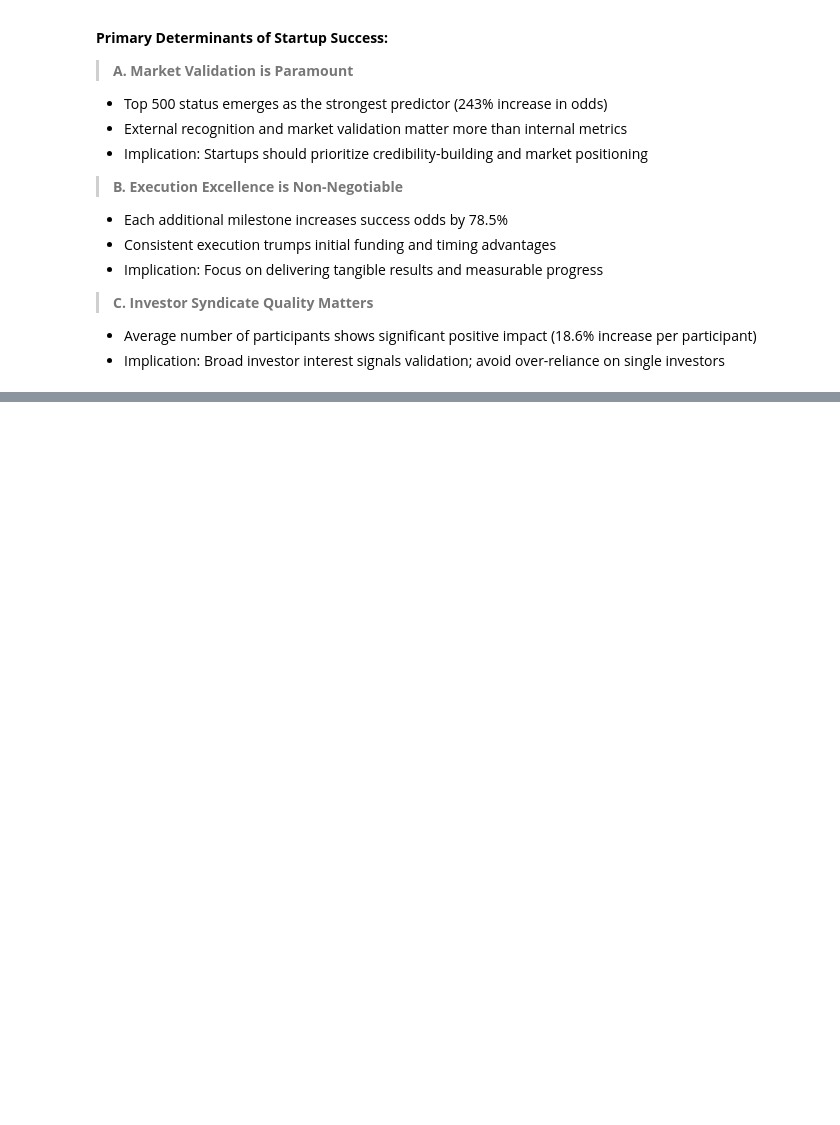
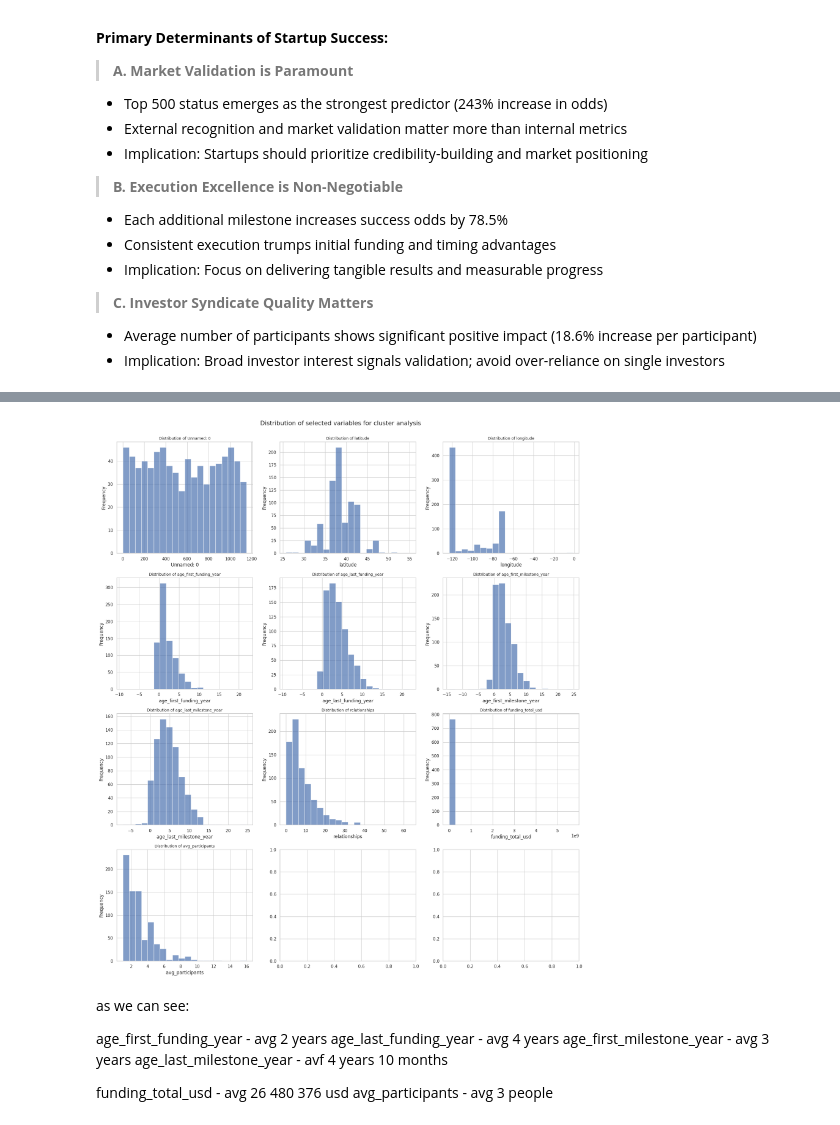
Before and after one commit to CepbluKot/hse-data-analysis-2025, a Jupyter notebook: project/project.ipynb, the cells around one changed output, grey strips where cells are left out. Saved outputs shown, nothing was run; the diff lists cells and outputs as text; code cells hidden in the pictures; blank space fills up the shorter version.

```diff
--- a/project/project.ipynb
+++ b/project/project.ipynb
@@ -871,0 +1065,18 @@ The study challenges several conventional wisdoms in startup investing:
+# %%
+# we have required amount of numeric and cat vars
+# used llm to get this snippet
+
+import numpy as np
+
+def split_types(df, cat_thresh=20):
+    numeric = df.select_dtypes(include=[np.number]).columns.tolist()
+    categorical = df.select_dtypes(include=['object','category','bool']).columns.tolist()
+    for col in numeric.copy():
+        if df[col].nunique(dropna=False) <= cat_thresh:
+            numeric.remove(col)
+            categorical.append(col)
+    return numeric, categorical
+
+num_cols, cat_cols = split_types(df, cat_thresh=20)
+print("Numeric:", num_cols)
+print("Categorical:", cat_cols)
@@ -871,0 +1115,34 @@ The study challenges several conventional wisdoms in startup investing:
+# %%
+# took this code snippet from hw 4
+
+
+import matplotlib.pyplot as plt
+import seaborn as sns
+
+
+# Visualize the distribution of selected variables
+fig, axes = plt.subplots(4, 3, figsize=(18, 20))
+axes = axes.ravel()
+
+for i, var in enumerate(num_cols):
+    df[var].hist(bins=20, ax=axes[i], alpha=0.7)
+    axes[i].set_title(f'Distribution of {var}', fontsize=10)
+    axes[i].set_xlabel(var)
+    axes[i].set_ylabel('Frequency')
+
+plt.tight_layout()
+plt.suptitle('Distribution of selected variables for cluster analysis', y=1.02, fontsize=16)
+plt.show()
+# %% [output]
+[figure, added]
+# %% [markdown]
+as we can see:
+
+
+age_first_funding_year - avg 2 years
+age_last_funding_year - avg 4 years
+age_first_milestone_year - avg 3 years
+age_last_milestone_year - avf 4 years 10 months
+
+funding_total_usd - avg 26 480 376 usd
+avg_participants - avg 3 people
```
Also changed, not shown: parts of 52 cells of this notebook.
